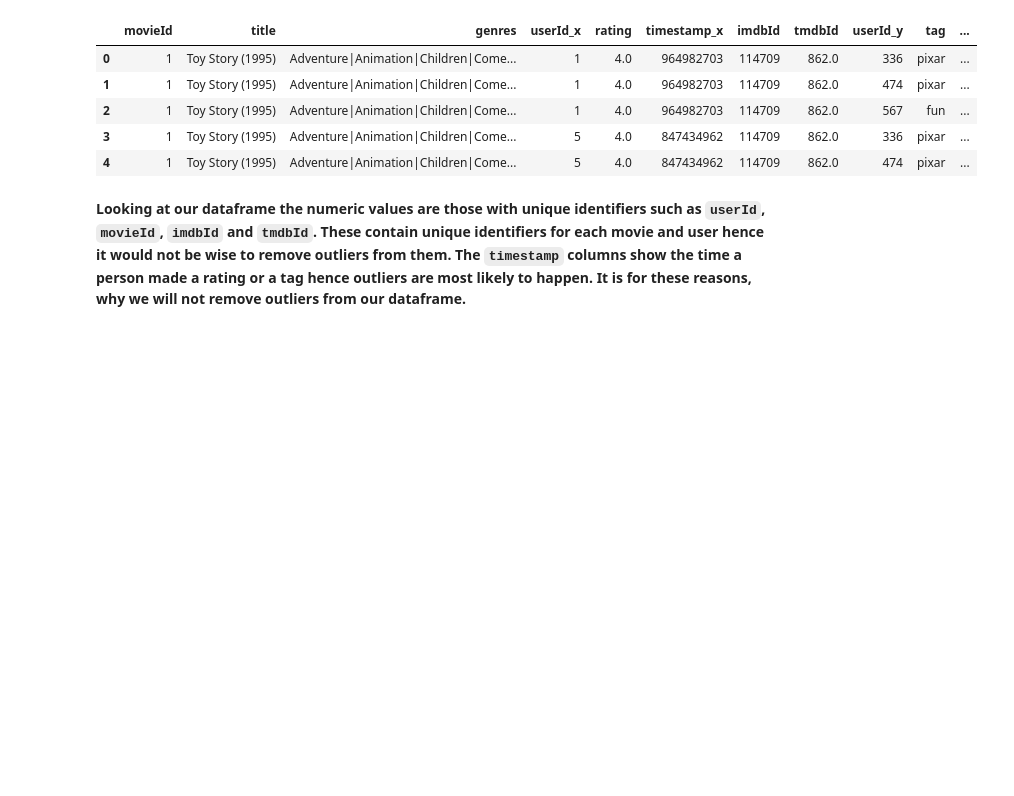
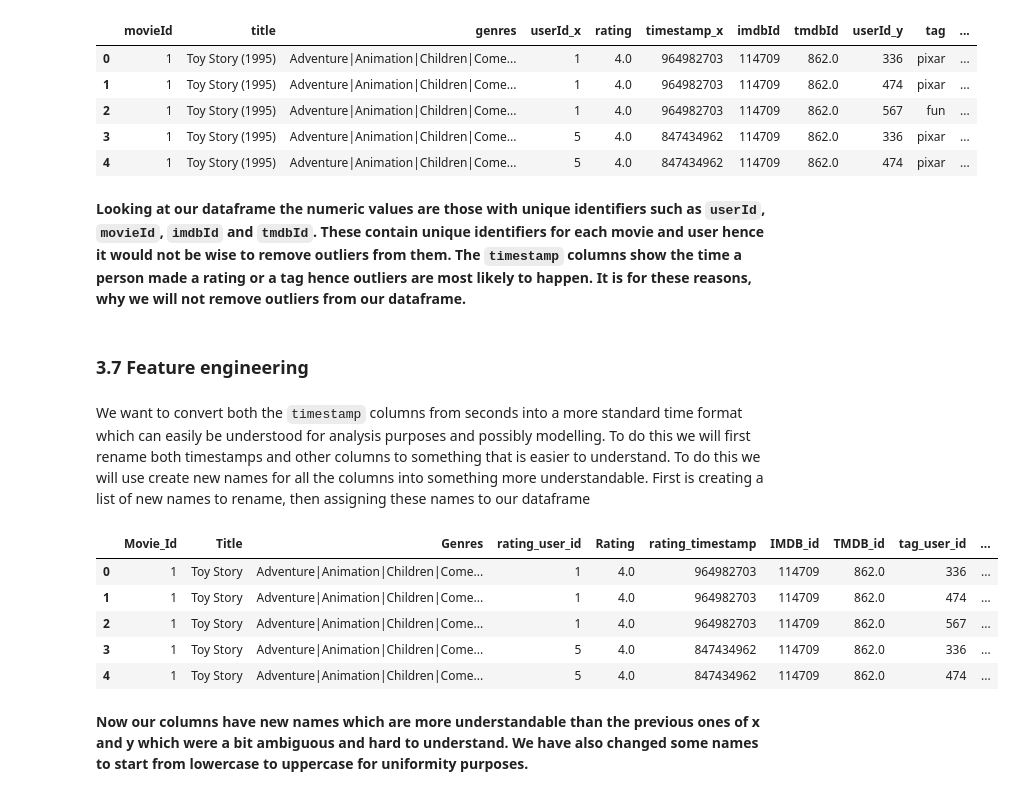
Before and after one commit to DennisWainaina/Movie-Recommendation-System-Project, a Jupyter notebook: index.ipynb, the cells around one changed output. Saved outputs shown, nothing was run; the diff lists cells and outputs as text; code cells hidden in the pictures; blank space fills up the shorter version.

Commit message:
Changed the column names to something more understandable

```diff
--- a/index.ipynb
+++ b/index.ipynb
@@ -390,3 +390,25 @@ combined_df.head()
 | 4 | 1 | Toy Story (1995) | Adventure|Animation|Children|Come... | 5 | 4.0 | 847434962 | 114709 | 862.0 | 474 | pixar | ... |
 # %% [markdown]
 **Looking at our dataframe the numeric values are those with unique identifiers such as `userId`, `movieId`, `imdbId` and `tmdbId`. These contain unique identifiers for each movie and user hence it would not be wise to remove outliers from them. The `timestamp` columns show the time a person made a rating or a tag hence outliers are most likely to happen. It is for these reasons, why we will not remove outliers from our dataframe.**
+# %% [markdown]
+### 3.7 Feature engineering
+# %% [markdown]
+We want to convert both the `timestamp` columns from seconds into a more standard time format which can easily be understood for analysis purposes and possibly modelling. To do this we will first rename both timestamps and other columns to something that is easier to understand. To do this we will use create new names for all the columns into something more understandable. First is creating a list of new names to rename, then assigning these names to our dataframe
+# %%
+# Assigining new names to the columns
+new_names = ['Movie_Id', 'Title', 'Genres', 'rating_user_id', 'Rating', 'rating_timestamp', 'IMDB_id', 'TMDB_id', 'tag_user_id', 'Tag', 'tag_timestamp', 'Year']
+
+# Renaming our columns to these new names
+new_df.columns = new_names
+
+# Seeing our results
+new_df.head()
+# %% [output]
+|  | Movie_Id | Title | Genres | rating_user_id | Rating | rating_timestamp | IMDB_id | TMDB_id | tag_user_id | ... |
+| 0 | 1 | Toy Story | Adventure|Animation|Children|Come... | 1 | 4.0 | 964982703 | 114709 | 862.0 | 336 | ... |
+| 1 | 1 | Toy Story | Adventure|Animation|Children|Come... | 1 | 4.0 | 964982703 | 114709 | 862.0 | 474 | ... |
+| 2 | 1 | Toy Story | Adventure|Animation|Children|Come... | 1 | 4.0 | 964982703 | 114709 | 862.0 | 567 | ... |
+| 3 | 1 | Toy Story | Adventure|Animation|Children|Come... | 5 | 4.0 | 847434962 | 114709 | 862.0 | 336 | ... |
+| 4 | 1 | Toy Story | Adventure|Animation|Children|Come... | 5 | 4.0 | 847434962 | 114709 | 862.0 | 474 | ... |
+# %% [markdown]
+**Now our columns have new names which are more understandable than the previous ones of x and y which were a bit ambiguous and hard to understand. We have also changed some names to start from lowercase to uppercase for uniformity purposes.**
```
